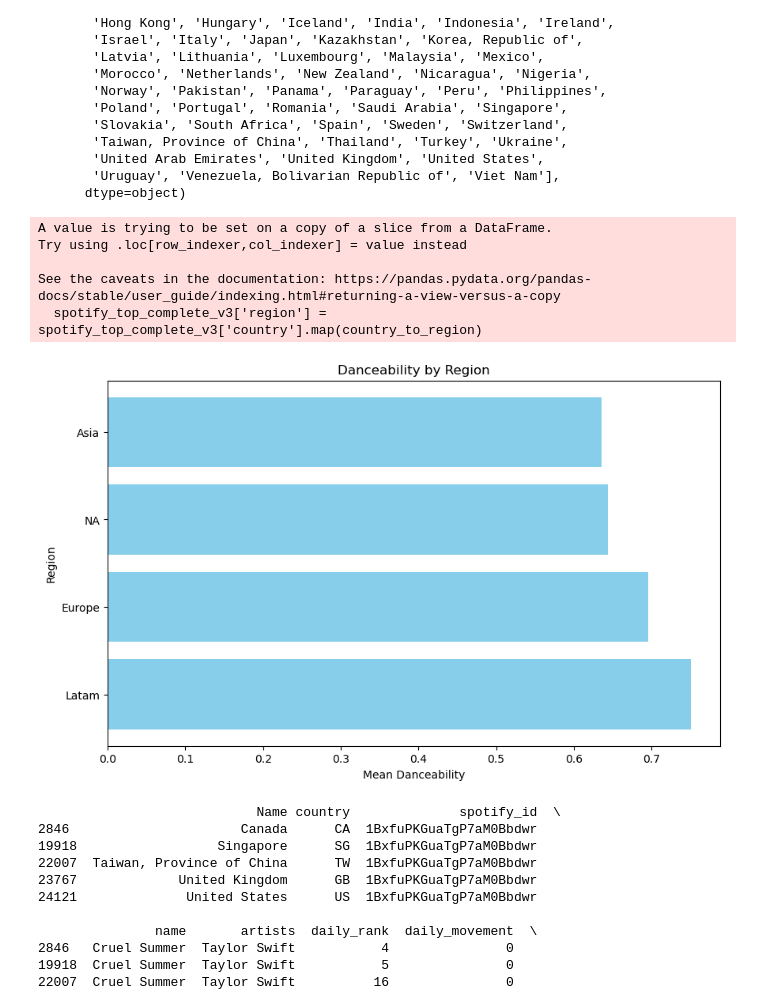
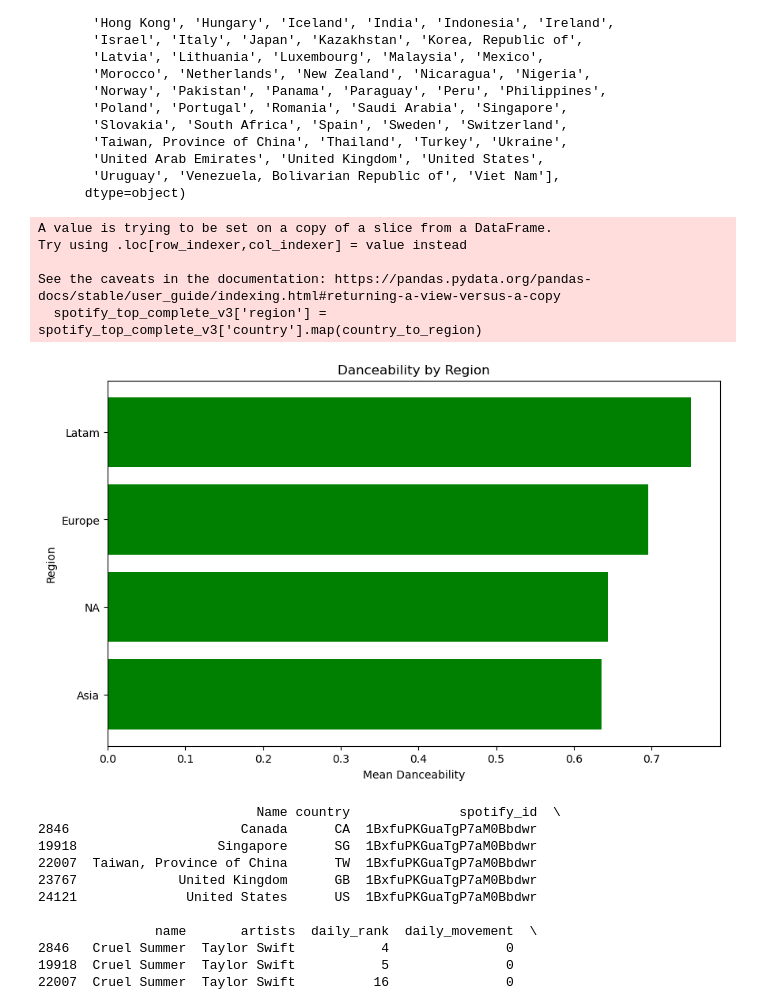
Before and after one commit to ivanchaveezz/Proyect1, a Jupyter notebook: Project Spotify.ipynb, the cells around one changed output. Saved outputs shown, nothing was run; the diff lists cells and outputs as text; code cells hidden in the pictures.

```diff
--- a/Project Spotify.ipynb
+++ b/Project Spotify.ipynb
@@ -177,36 +177,36 @@ country_to_region = {
     'MX': 'Latam',
     'CO': 'Latam',
     'CL': 'Latam',
     'FR': 'Europe',
     'GB': 'Europe',
     'RO': 'Europe',
     'US': 'NA',
     'CA': 'NA'
 }
 
 # Add the "region" column based on the mapping
 spotify_top_complete_v3['region'] = spotify_top_complete_v3['country'].map(country_to_region)
 
 
 #spotify_top_complete_v3.to_csv("output_data/spotify_v4.csv")
 
 country_danceability = spotify_top_complete_v3.groupby('region')['danceability'].mean().reset_index()
-country_danceability = country_danceability.sort_values(by='danceability', ascending=False)
+country_danceability = country_danceability.sort_values(by='danceability', ascending=True)
 
 plt.figure(figsize=(10,6))
-plt.barh(country_danceability['region'], country_danceability['danceability'], color='skyblue')
+plt.barh(country_danceability['region'], country_danceability['danceability'], color='green')
 plt.title('Danceability by Region')
 plt.xlabel('Mean Danceability')
 plt.ylabel('Region')
 
 plt.show()
 # %% [output]
 A value is trying to be set on a copy of a slice from a DataFrame.
 Try using .loc[row_indexer,col_indexer] = value instead
 
 See the caveats in the documentation: https://pandas.pydata.org/pandas-docs/stable/user_guide/indexing.html#returning-a-view-versus-a-copy
   spotify_top_complete_v3['region'] = spotify_top_complete_v3['country'].map(country_to_region)
-[figure, old version]
+[figure, new version]
 # %%
 most_popular_song = spotify_top_complete_v3[spotify_top_complete_v3['popularity'] ==spotify_top_complete_v3['popularity'].max()]
 
```
Also changed, not shown: parts of 9 cells of this notebook.
